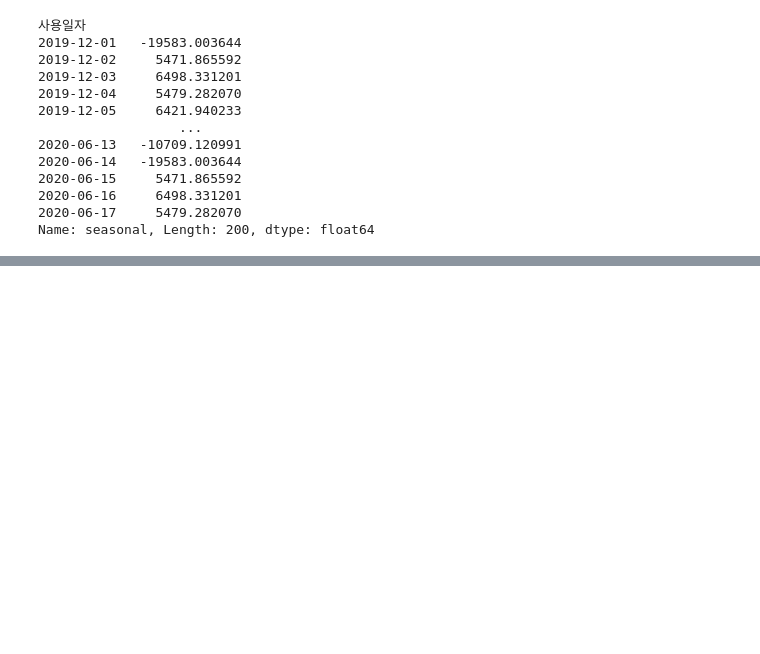
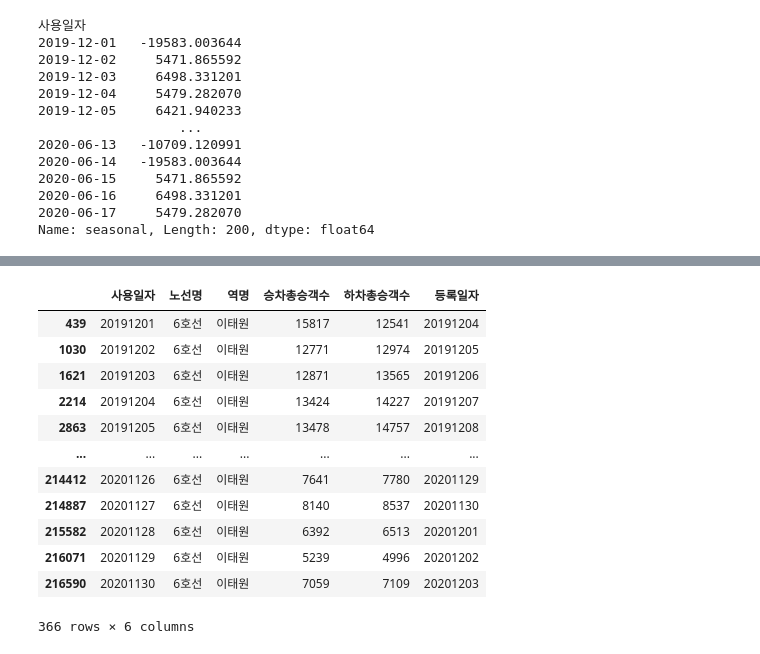
Before and after one commit to hankaul/ProDS, a Jupyter notebook: 시계열.ipynb, the cells around one changed output, grey strips where cells are left out. Cells and saved outputs as stored; diff of their text form; code cells hidden in the pictures; blank space fills up the shorter version.

```diff
--- a/시계열.ipynb
+++ b/시계열.ipynb
@@ -180,0 +187,3 @@ result.
+# %%
+subway_sub=subway.loc[(subway['노선명']=='6호선')&
+                     (subway['역명']=='이태원'),:]
@@ -180,0 +208,16 @@ result.
+# %%
+subway_sub
+# %% [output]
+|  | 사용일자 | 노선명 | 역명 | 승차총승객수 | 하차총승객수 | 등록일자 |
+| 439 | 20191201 | 6호선 | 이태원 | 15817 | 12541 | 20191204 |
+| 1030 | 20191202 | 6호선 | 이태원 | 12771 | 12974 | 20191205 |
+| 1621 | 20191203 | 6호선 | 이태원 | 12871 | 13565 | 20191206 |
+| 2214 | 20191204 | 6호선 | 이태원 | 13424 | 14227 | 20191207 |
+| 2863 | 20191205 | 6호선 | 이태원 | 13478 | 14757 | 20191208 |
+| ... | ... | ... | ... | ... | ... | ... |
+| 214412 | 20201126 | 6호선 | 이태원 | 7641 | 7780 | 20201129 |
+| 214887 | 20201127 | 6호선 | 이태원 | 8140 | 8537 | 20201130 |
+| 215582 | 20201128 | 6호선 | 이태원 | 6392 | 6513 | 20201201 |
+| 216071 | 20201129 | 6호선 | 이태원 | 5239 | 4996 | 20201202 |
+| 216590 | 20201130 | 6호선 | 이태원 | 7059 | 7109 | 20201203 |
+366 rows × 6 columns
```
Also changed, not shown: parts of 16 cells of this notebook.
